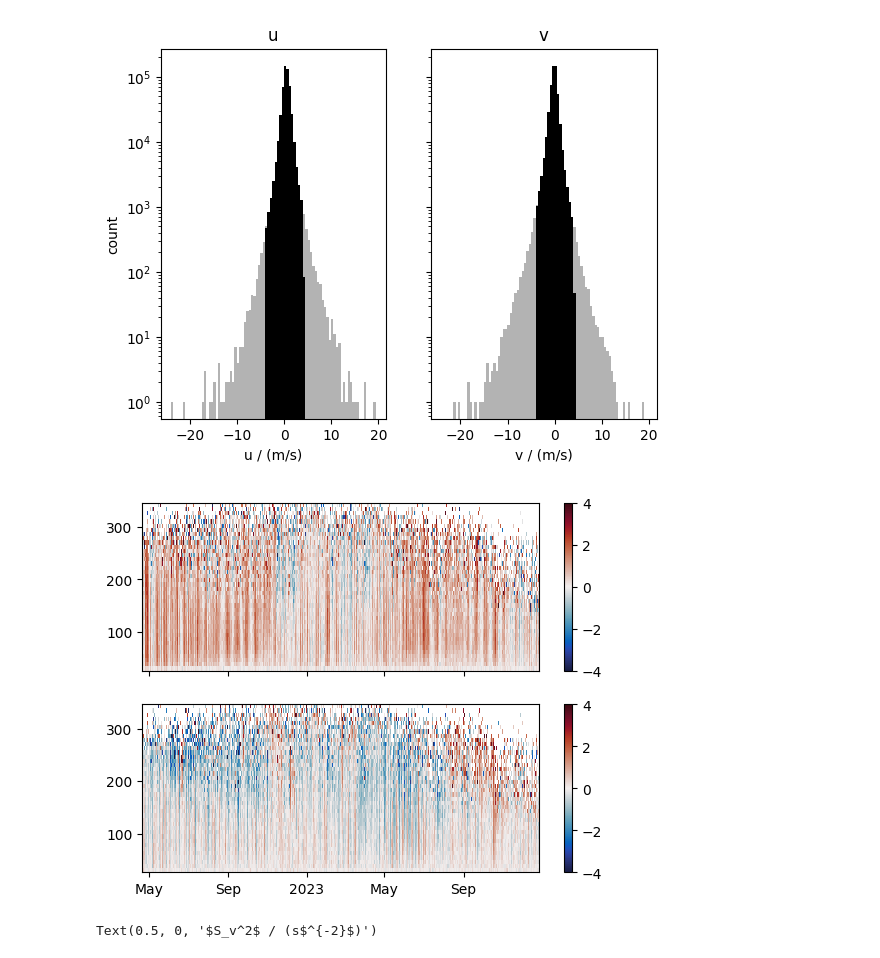
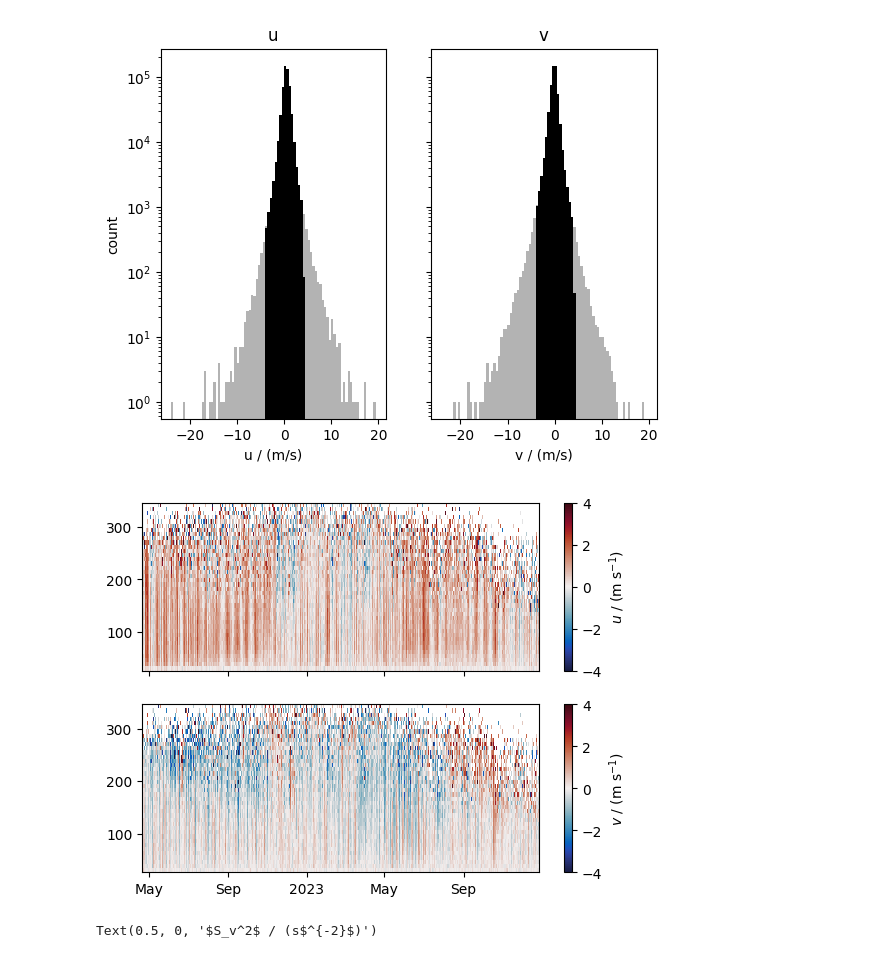
Before and after one commit to opinner/pinner2026_JPO_code, a Jupyter notebook: notebooks/exploratory/ADCP.ipynb, the cells around one changed output. Drawn from its saved outputs; the diff is of its cells as text; code cells hidden in the pictures.

```diff
--- a/notebooks/exploratory/ADCP.ipynb
+++ b/notebooks/exploratory/ADCP.ipynb
@@ -142,35 +144,37 @@ vclean.columns = vclean.columns.astype(float)
 # %%
 fig, ax = plt.subplots(nrows=2, sharex=True, sharey=True)
 
 max_plot_velocity = MAX_REASONABLE_VELOCITY
 # max_plot_velocity= 2
 
 im0 = ax[0].pcolormesh(
     uclean.index,
     uclean.columns,
     uclean.to_numpy().T,
     norm=mcolors.TwoSlopeNorm(vcenter=0, vmin=-max_plot_velocity, vmax=max_plot_velocity),
     cmap=cm.cm.balance,
 )
 
 im1 = ax[1].pcolormesh(
     vclean.index,
     vclean.columns,
     vclean.to_numpy().T,
     norm=mcolors.TwoSlopeNorm(vcenter=0, vmin=-max_plot_velocity, vmax=max_plot_velocity),
     cmap=cm.cm.balance,
 )
 
-fig.colorbar(im0, ax=ax[0])
-fig.colorbar(im1, ax=ax[1])
+ubar = fig.colorbar(im0, ax=ax[0])
+ubar.set_label("$u$ / (m s$^{-1}$)")
+vbar = fig.colorbar(im1, ax=ax[1])
+vbar.set_label("$v$ / (m s$^{-1}$)")
 
 for axis in ax:
     locator = mdates.AutoDateLocator(minticks=3, maxticks=7)
     formatter = mdates.ConciseDateFormatter(locator)
     axis.xaxis.set_major_locator(locator)
     axis.xaxis.set_major_formatter(formatter)
 # %% [output]
-[figure, old version]
+[figure, new version]
 # %%
 # u.describe()
 # %%
```
Also changed, not shown: parts of 15 cells of this notebook, 6 other files.
